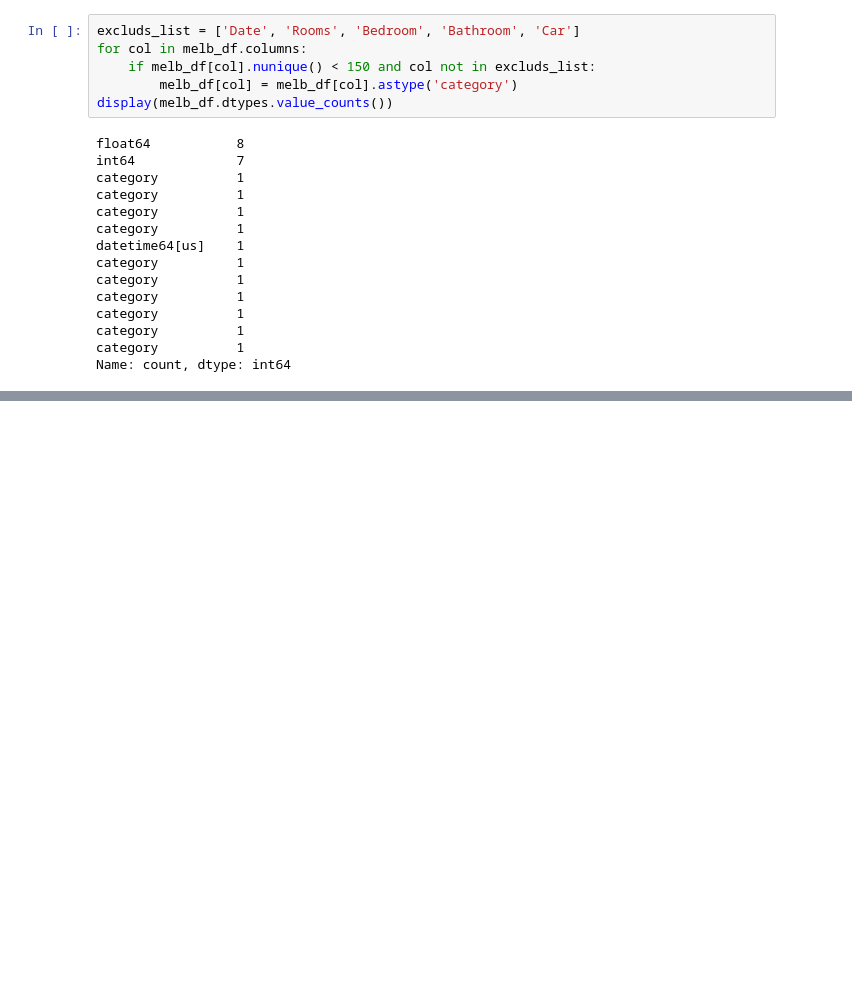
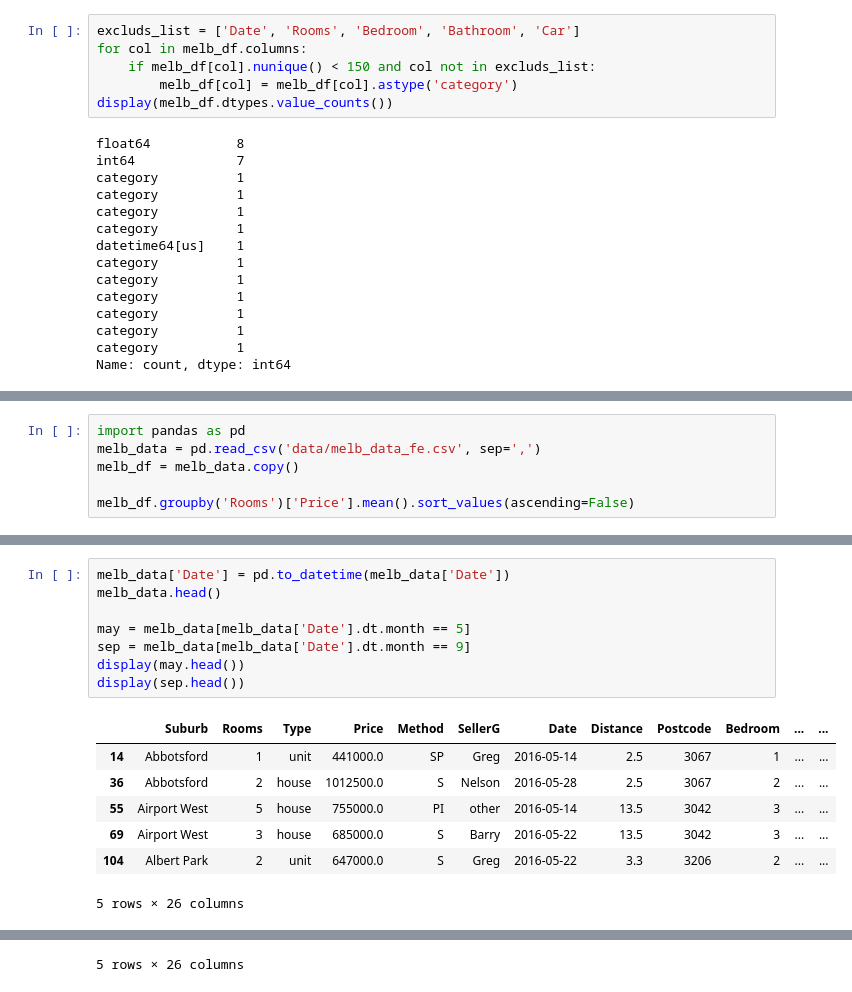
Before and after one commit to Djjjjjjd/skillFactory, a Jupyter notebook: skillFactory/PYTHON-12. Продвинутые методы работы с данными в Pandas/Введение.ipynb, the cells around one changed output, grey strips where cells are left out. Cells and saved outputs as stored; diff of their text form; blank space fills up the shorter version.

```diff
--- a/skillFactory/PYTHON-12. Продвинутые методы работы с данными в Pandas/Введение.ipynb
+++ b/skillFactory/PYTHON-12. Продвинутые методы работы с данными в Pandas/Введение.ipynb
@@ -64,0 +154,6 @@ Name: count, dtype: int64
+# %%
+import pandas as pd
+melb_data = pd.read_csv('data/melb_data_fe.csv', sep=',')
+melb_df = melb_data.copy()
+
+melb_df.groupby('Rooms')['Price'].mean().sort_values(ascending=False)
@@ -64,0 +199,16 @@ Name: count, dtype: int64
+# %%
+melb_data['Date'] = pd.to_datetime(melb_data['Date'])
+melb_data.head()
+
+may = melb_data[melb_data['Date'].dt.month == 5]
+sep = melb_data[melb_data['Date'].dt.month == 9]
+display(may.head())
+display(sep.head())
+# %% [output]
+|  | Suburb | Rooms | Type | Price | Method | SellerG | Date | Distance | Postcode | Bedroom | ... | ... |
+| 14 | Abbotsford | 1 | unit | 441000.0 | SP | Greg | 2016-05-14 | 2.5 | 3067 | 1 | ... | ... |
+| 36 | Abbotsford | 2 | house | 1012500.0 | S | Nelson | 2016-05-28 | 2.5 | 3067 | 2 | ... | ... |
+| 55 | Airport West | 5 | house | 755000.0 | PI | other | 2016-05-14 | 13.5 | 3042 | 3 | ... | ... |
+| 69 | Airport West | 3 | house | 685000.0 | S | Barry | 2016-05-22 | 13.5 | 3042 | 3 | ... | ... |
+| 104 | Albert Park | 2 | unit | 647000.0 | S | Greg | 2016-05-22 | 3.3 | 3206 | 2 | ... | ... |
+5 rows × 26 columns
@@ -64,0 +221 @@ Name: count, dtype: int64
+5 rows × 26 columns
```
Also changed, not shown: parts of 16 cells of this notebook, 2 other files.
